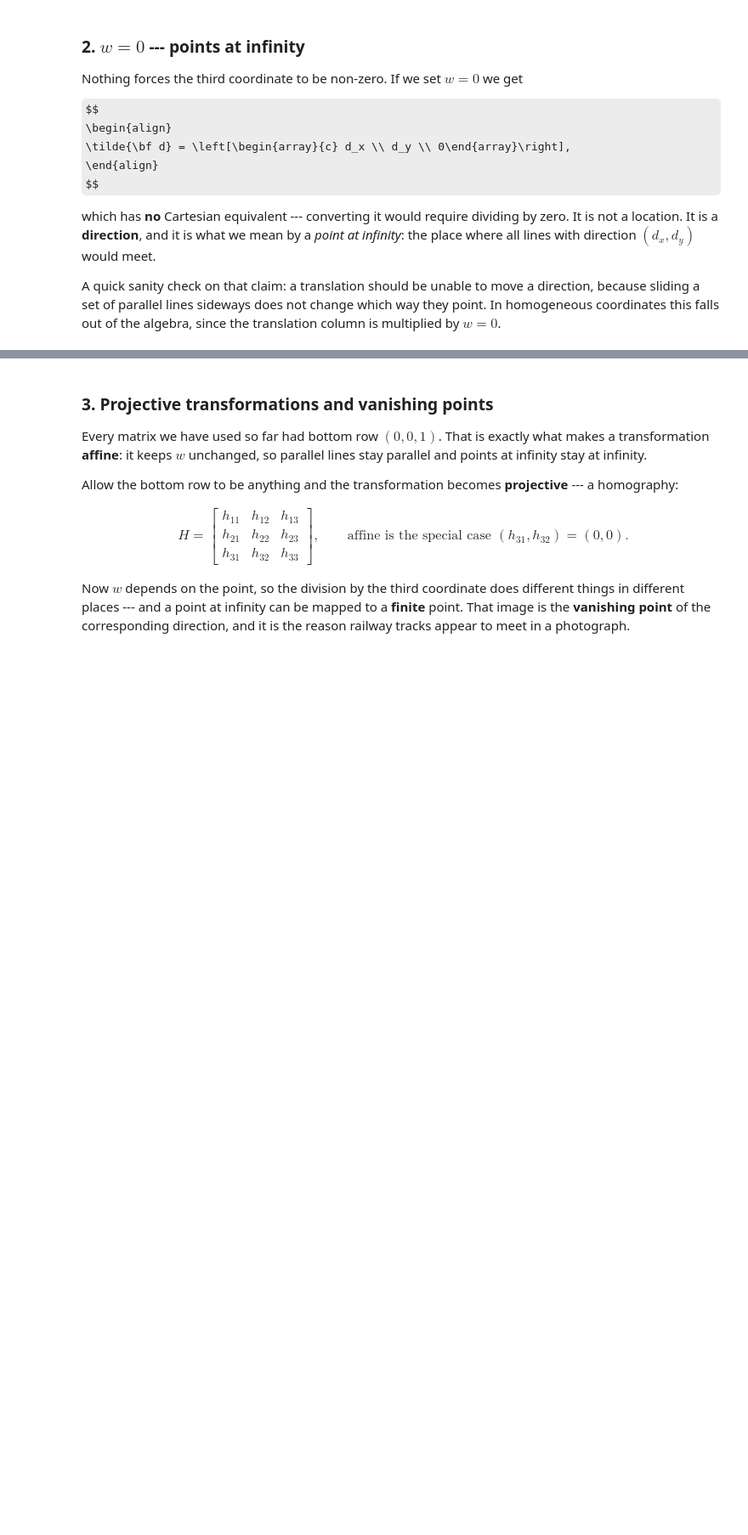
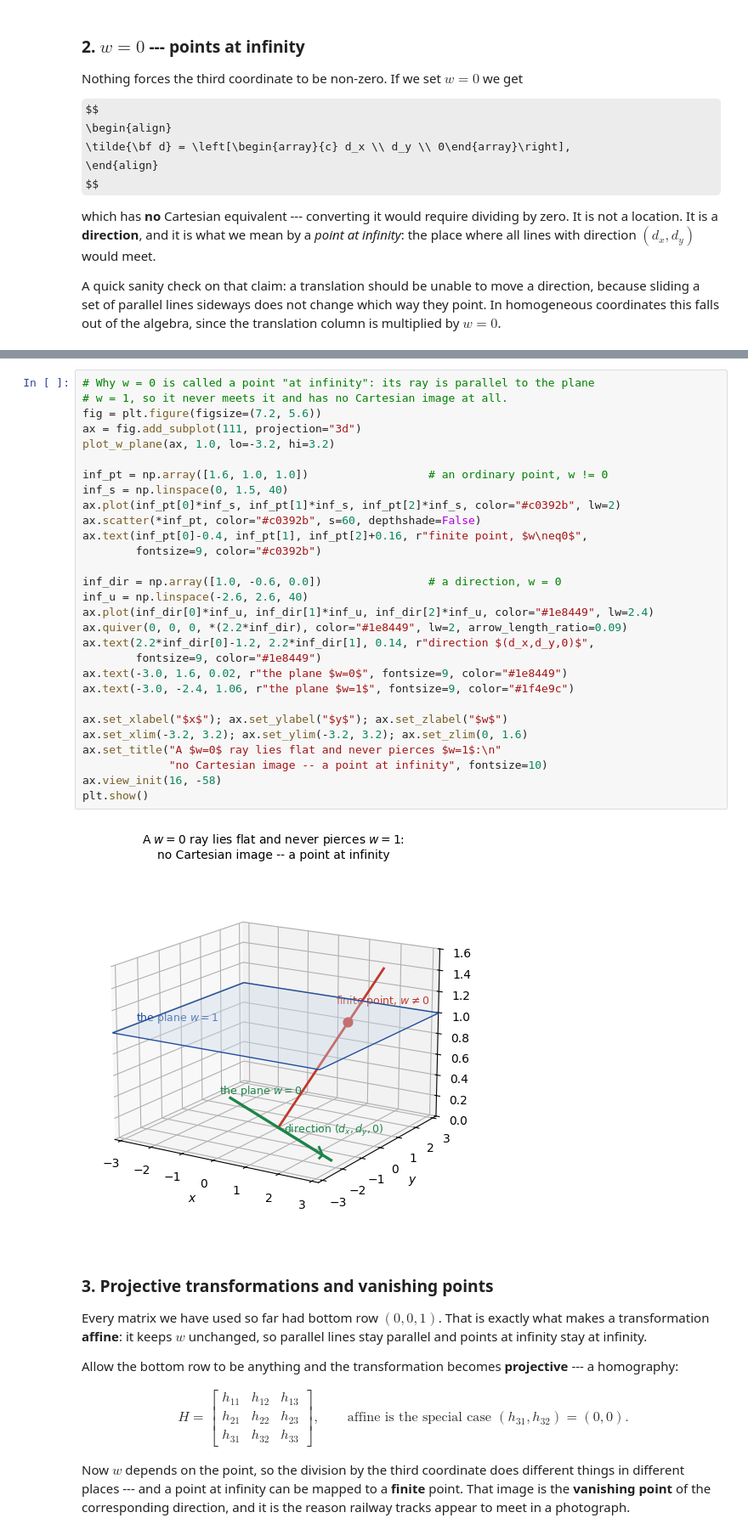
Before and after one commit to eraldoribeiro/homogeneousCoordinates, a Jupyter notebook: homogeneousCoords.ipynb, the cells around one changed output, grey strips where cells are left out. Shown at 85% size. Drawn from its saved outputs; the diff is of its cells as text; some formulas as TeX source; blank space fills up the shorter version.

```diff
--- a/homogeneousCoords.ipynb
+++ b/homogeneousCoords.ipynb
@@ -636,3 +700,34 @@ print("\nSo under an affine transformation, a point at infinity stays at infinit
+# %%
+# Why w = 0 is called a point "at infinity": its ray is parallel to the plane
+# w = 1, so it never meets it and has no Cartesian image at all.
+fig = plt.figure(figsize=(7.2, 5.6))
+ax = fig.add_subplot(111, projection="3d")
+plot_w_plane(ax, 1.0, lo=-3.2, hi=3.2)
+
+inf_pt = np.array([1.6, 1.0, 1.0])                  # an ordinary point, w != 0
+inf_s = np.linspace(0, 1.5, 40)
+ax.plot(inf_pt[0]*inf_s, inf_pt[1]*inf_s, inf_pt[2]*inf_s, color="#c0392b", lw=2)
+ax.scatter(*inf_pt, color="#c0392b", s=60, depthshade=False)
+ax.text(inf_pt[0]-0.4, inf_pt[1], inf_pt[2]+0.16, r"finite point, $w\neq0$",
+        fontsize=9, color="#c0392b")
+
+inf_dir = np.array([1.0, -0.6, 0.0])                # a direction, w = 0
+inf_u = np.linspace(-2.6, 2.6, 40)
+ax.plot(inf_dir[0]*inf_u, inf_dir[1]*inf_u, inf_dir[2]*inf_u, color="#1e8449", lw=2.4)
+ax.quiver(0, 0, 0, *(2.2*inf_dir), color="#1e8449", lw=2, arrow_length_ratio=0.09)
+ax.text(2.2*inf_dir[0]-1.2, 2.2*inf_dir[1], 0.14, r"direction $(d_x,d_y,0)$",
+        fontsize=9, color="#1e8449")
+ax.text(-3.0, 1.6, 0.02, r"the plane $w=0$", fontsize=9, color="#1e8449")
+ax.text(-3.0, -2.4, 1.06, r"the plane $w=1$", fontsize=9, color="#1f4e9c")
+
+ax.set_xlabel("$x$"); ax.set_ylabel("$y$"); ax.set_zlabel("$w$")
+ax.set_xlim(-3.2, 3.2); ax.set_ylim(-3.2, 3.2); ax.set_zlim(0, 1.6)
+ax.set_title("A $w=0$ ray lies flat and never pierces $w=1$:\n"
+             "no Cartesian image -- a point at infinity", fontsize=10)
+ax.view_init(16, -58)
+plt.show()
+# %% [output]
+[figure, added]
 # %% [markdown]
 ### 3. Projective transformations and vanishing points
 
```
Also changed, not shown: parts of 14 cells of this notebook.
